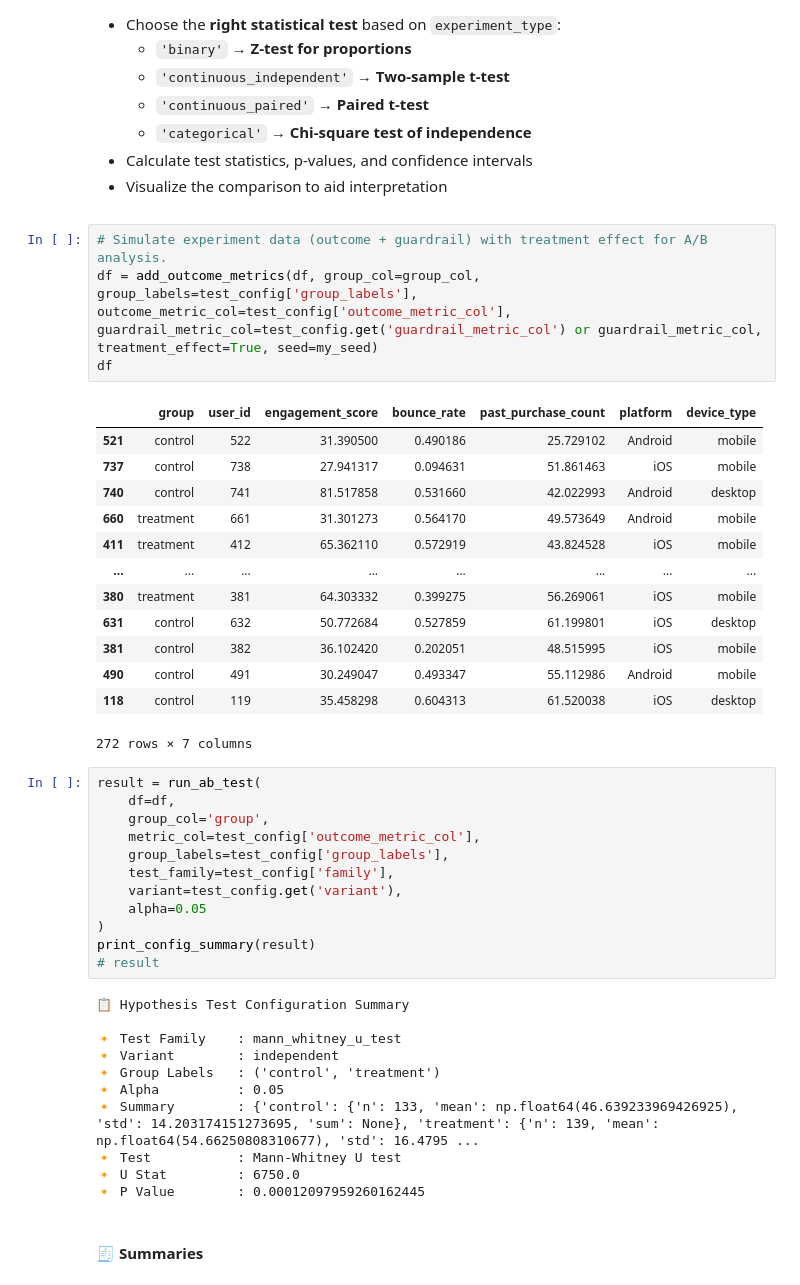
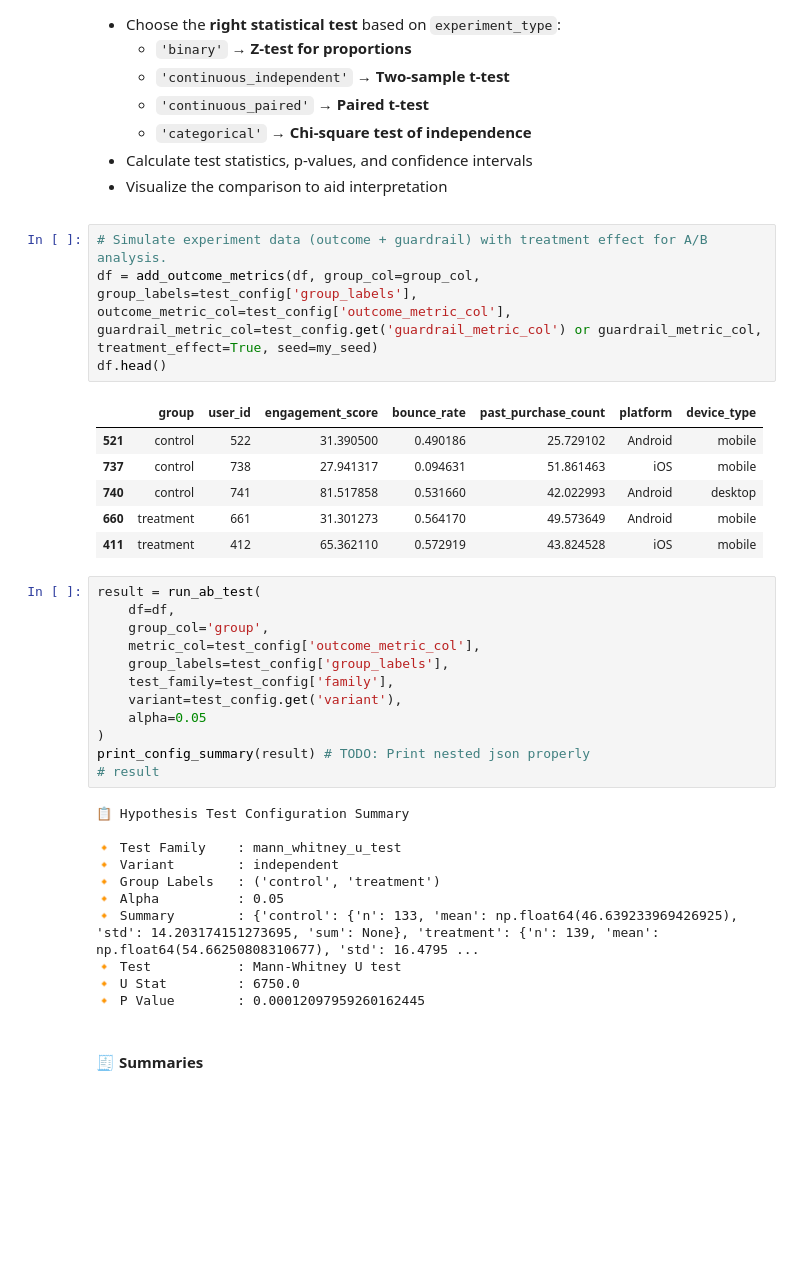
Before and after one commit to ashrithssreddy/statistics-toolkit, a Jupyter notebook: AB_Testing/AB_Testing.ipynb, the cells around one changed output. Drawn from its saved outputs; the diff is of its cells as text; folded sections open; blank space fills up the shorter version.

Commit message:
todos

```diff
--- a/AB_Testing/AB_Testing.ipynb
+++ b/AB_Testing/AB_Testing.ipynb
@@ -1092,21 +1054,14 @@ ___
 # %%
 # Simulate experiment data (outcome + guardrail) with treatment effect for A/B analysis.
 df = add_outcome_metrics(df, group_col=group_col, group_labels=test_config['group_labels'], outcome_metric_col=test_config['outcome_metric_col'], guardrail_metric_col=test_config.get('guardrail_metric_col') or guardrail_metric_col, treatment_effect=True, seed=my_seed)
-df
+df.head()
 # %% [output]
 |  | group | user_id | engagement_score | bounce_rate | past_purchase_count | platform | device_type |
 | 521 | control | 522 | 31.390500 | 0.490186 | 25.729102 | Android | mobile |
 | 737 | control | 738 | 27.941317 | 0.094631 | 51.861463 | iOS | mobile |
 | 740 | control | 741 | 81.517858 | 0.531660 | 42.022993 | Android | desktop |
 | 660 | treatment | 661 | 31.301273 | 0.564170 | 49.573649 | Android | mobile |
 | 411 | treatment | 412 | 65.362110 | 0.572919 | 43.824528 | iOS | mobile |
-| ... | ... | ... | ... | ... | ... | ... | ... |
-| 380 | treatment | 381 | 64.303332 | 0.399275 | 56.269061 | iOS | mobile |
-| 631 | control | 632 | 50.772684 | 0.527859 | 61.199801 | iOS | desktop |
-| 381 | control | 382 | 36.102420 | 0.202051 | 48.515995 | iOS | mobile |
-| 490 | control | 491 | 30.249047 | 0.493347 | 55.112986 | Android | mobile |
-| 118 | control | 119 | 35.458298 | 0.604313 | 61.520038 | iOS | desktop |
-272 rows × 7 columns
 # %%
 result = run_ab_test(
     df=df,
@@ -1117,7 +1072,7 @@ result = run_ab_test(
     variant=test_config.get('variant'),
     alpha=0.05
 )
-print_config_summary(result)
+print_config_summary(result) # TODO: Print nested json properly
 # result
 # %% [output]
 📋 Hypothesis Test Configuration Summary
```
Also changed, not shown: parts of 11 cells of this notebook, 1 other file.
